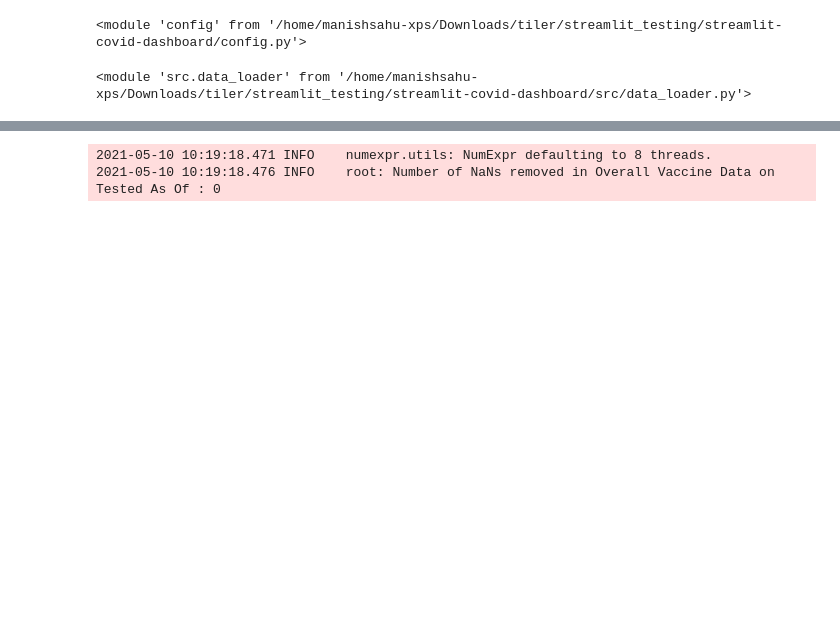
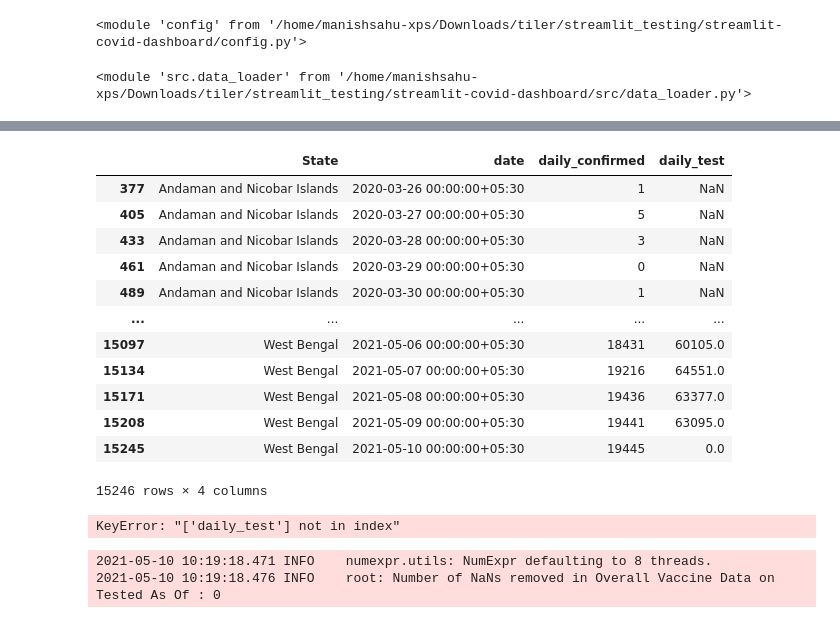
Before and after one commit to ManishSahu53/streamlit-covid-dashboard, a Jupyter notebook: notebook/testing.ipynb, the cells around one changed output, grey strips where cells are left out. Saved outputs shown, nothing was run; the diff lists cells and outputs as text; code cells hidden in the pictures; blank space fills up the shorter version.

Commit message:
added pisitivity and other daily time series data

```diff
--- a/notebook/testing.ipynb
+++ b/notebook/testing.ipynb
@@ -165,5 +167,5 @@ importlib.reload(data_loader)
 # %%
-# ## Loading State wise Dataset of cases, reoveries
-# data_state_cls = data_loader.DataCaseState(config.path_cases_state_wise_timeseries)
-# data_state_cls.preprocess()
+## Loading State wise Dataset of cases, reoveries
+data_state_cls = data_loader.DataCaseState(config.path_cases_state_wise_timeseries)
+data_state_cls.preprocess()
 # %%
@@ -176,3 +177,27 @@ importlib.reload(data_loader)
+# %%
+data_state_cls.data[['State'] + columns]
+# %% [output]
+|  | State | date | daily_confirmed | daily_test |
+| 377 | Andaman and Nicobar Islands | 2020-03-26 00:00:00+05:30 | 1 | NaN |
+| 405 | Andaman and Nicobar Islands | 2020-03-27 00:00:00+05:30 | 5 | NaN |
+| 433 | Andaman and Nicobar Islands | 2020-03-28 00:00:00+05:30 | 3 | NaN |
+| 461 | Andaman and Nicobar Islands | 2020-03-29 00:00:00+05:30 | 0 | NaN |
+| 489 | Andaman and Nicobar Islands | 2020-03-30 00:00:00+05:30 | 1 | NaN |
+| ... | ... | ... | ... | ... |
+| 15097 | West Bengal | 2021-05-06 00:00:00+05:30 | 18431 | 60105.0 |
+| 15134 | West Bengal | 2021-05-07 00:00:00+05:30 | 19216 | 64551.0 |
+| 15171 | West Bengal | 2021-05-08 00:00:00+05:30 | 19436 | 63377.0 |
+| 15208 | West Bengal | 2021-05-09 00:00:00+05:30 | 19441 | 63095.0 |
+| 15245 | West Bengal | 2021-05-10 00:00:00+05:30 | 19445 | 0.0 |
+15246 rows × 4 columns
+# %%
+columns = ['date', 'daily_confirmed', 'daily_test']
+
+data_positivity_state = pd.merge(data_state_cls.data, data_tested_state_cls.data, on=[
+                           'date'], how='left')[columns]
+data_positivity_state['positivity_rate'] = data_positivity_state['daily_confirmed']/data_positivity_state['daily_test']
+# %% [output]
+KeyError: "['daily_test'] not in index"
 # %%
 # df_merge = pd.merge(data_time_series_cls.data, data_tested_overall_cls.data, on=['date_str'], how='left')
 # df_merge = df_merge.fillna(0)
```
Also changed, not shown: parts of 19 cells of this notebook, 3 other files.
